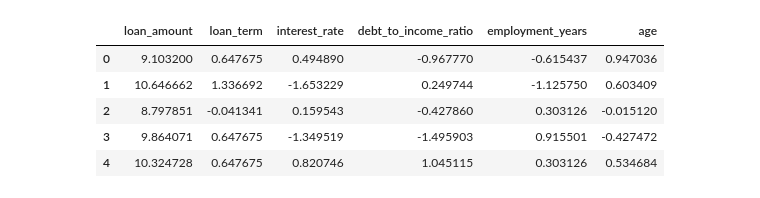
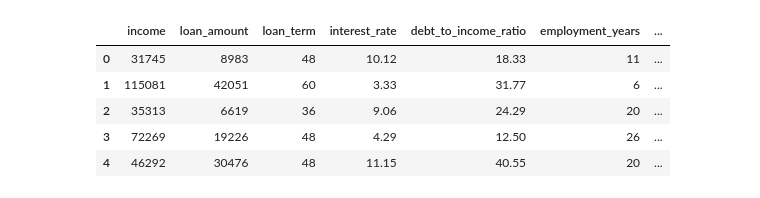
Before and after one commit to klan86at/Default_Risk_Score_Prediction, a Jupyter notebook: test_data_default_risk.ipynb, the cells around one changed output. Drawn from its saved outputs; the diff is of its cells as text; code cells hidden in the pictures.

```diff
--- a/test_data_default_risk.ipynb
+++ b/test_data_default_risk.ipynb
@@ -18,11 +22,3 @@ df_test.head()
 | 2 | 619 | 35313 | 6619 | 36 | 9.06 | 24.29 | 20 | ... |
 | 3 | 664 | 72269 | 19226 | 48 | 4.29 | 12.50 | 26 | ... |
 | 4 | 564 | 46292 | 30476 | 48 | 11.15 | 40.55 | 20 | ... |
-# %%
-#standard scale the test data
-scaler= StandardScaler()
-scaled_feat= ['loan_term', 'interest_rate', 'debt_to_income_ratio', 'employment_years', 'age']
-df_test[scaled_feat]= scaler.fit_transform(df_test[scaled_feat])
-#Log transfrorm credit_score, income, loan amount, savings balance & default risk score for the test data
-log_feat= ['credit_score', 'income', 'loan_amount', 'savings_balance', 'default_risk_score']
-df_test[log_feat]= np.log1p(df_test[log_feat])
@@ -37,10 +30,11 @@ y= df_test[target]
 # %%
-X= X.drop(columns= ['credit_score', 'income', 'savings_balance' ], axis=1)
+# Drop columns that were dropped in the train dataset
+X = X.drop(columns=['credit_score'], axis=1)
 X.head()
 # %% [output]
-|  | loan_amount | loan_term | interest_rate | debt_to_income_ratio | employment_years | age |
-| 0 | 9.103200 | 0.647675 | 0.494890 | -0.967770 | -0.615437 | 0.947036 |
-| 1 | 10.646662 | 1.336692 | -1.653229 | 0.249744 | -1.125750 | 0.603409 |
-| 2 | 8.797851 | -0.041341 | 0.159543 | -0.427860 | 0.303126 | -0.015120 |
-| 3 | 9.864071 | 0.647675 | -1.349519 | -1.495903 | 0.915501 | -0.427472 |
-| 4 | 10.324728 | 0.647675 | 0.820746 | 1.045115 | 0.303126 | 0.534684 |
+|  | income | loan_amount | loan_term | interest_rate | debt_to_income_ratio | employment_years | ... |
+| 0 | 31745 | 8983 | 48 | 10.12 | 18.33 | 11 | ... |
+| 1 | 115081 | 42051 | 60 | 3.33 | 31.77 | 6 | ... |
+| 2 | 35313 | 6619 | 36 | 9.06 | 24.29 | 20 | ... |
+| 3 | 72269 | 19226 | 48 | 4.29 | 12.50 | 26 | ... |
+| 4 | 46292 | 30476 | 48 | 11.15 | 40.55 | 20 | ... |
```
Also changed, not shown: parts of 17 cells of this notebook, 1 other file.
